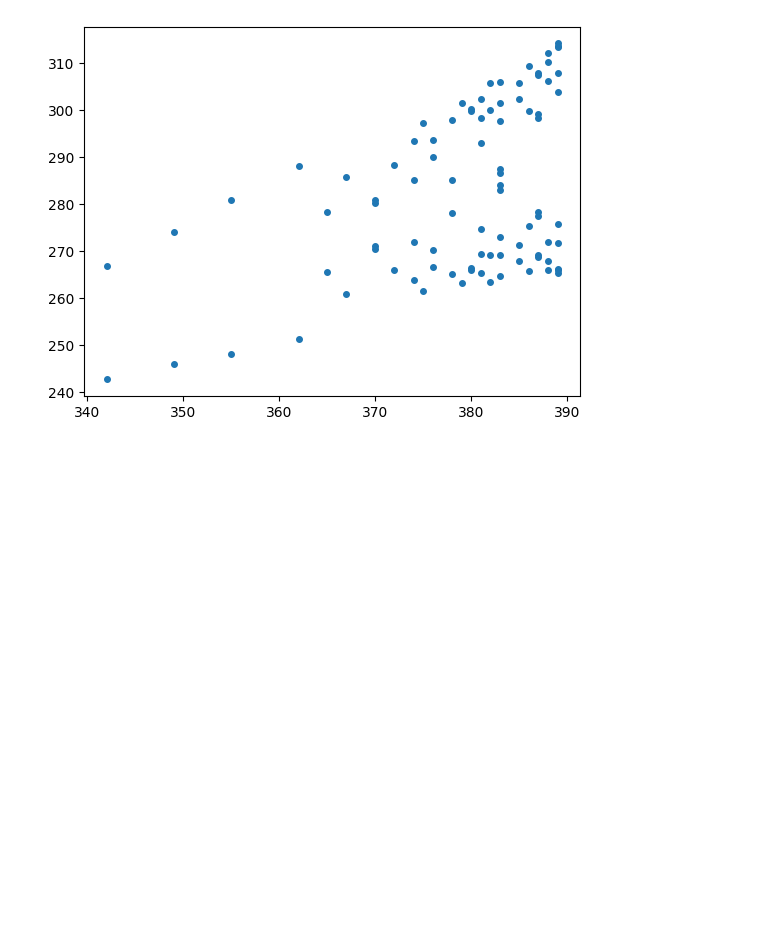
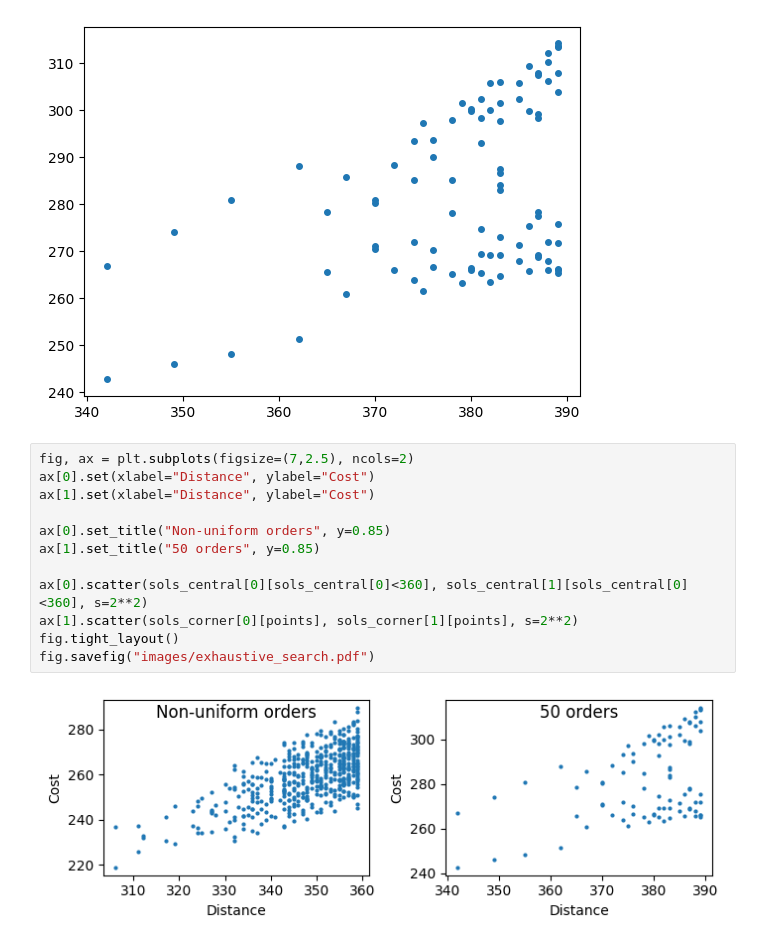
Before and after one commit to bernardo-silva/ComputationalIntelligence-project2, a Jupyter notebook: proj1.ipynb, the cells around one changed output. Saved outputs shown, nothing was run; the diff lists cells and outputs as text; blank space fills up the shorter version.

```diff
--- a/proj1.ipynb
+++ b/proj1.ipynb
@@ -146,3 +150,17 @@ plt.scatter(sols_corner[0][points], sols_corner[1][points], s=4**2)
 # %% [output]
 <matplotlib.collections.PathCollection at 0x...>
 [figure]
+# %%
+fig, ax = plt.subplots(figsize=(7,2.5), ncols=2)
+ax[0].set(xlabel="Distance", ylabel="Cost")
+ax[1].set(xlabel="Distance", ylabel="Cost")
+
+ax[0].set_title("Non-uniform orders", y=0.85)
+ax[1].set_title("50 orders", y=0.85)
+
+ax[0].scatter(sols_central[0][sols_central[0]<360], sols_central[1][sols_central[0]<360], s=2**2)
+ax[1].scatter(sols_corner[0][points], sols_corner[1][points], s=2**2)
+fig.tight_layout()
+fig.savefig("images/exhaustive_search.pdf")
+# %% [output]
+[figure, added]
```
Also changed, not shown: parts of 4 cells of this notebook, 9 other files.
